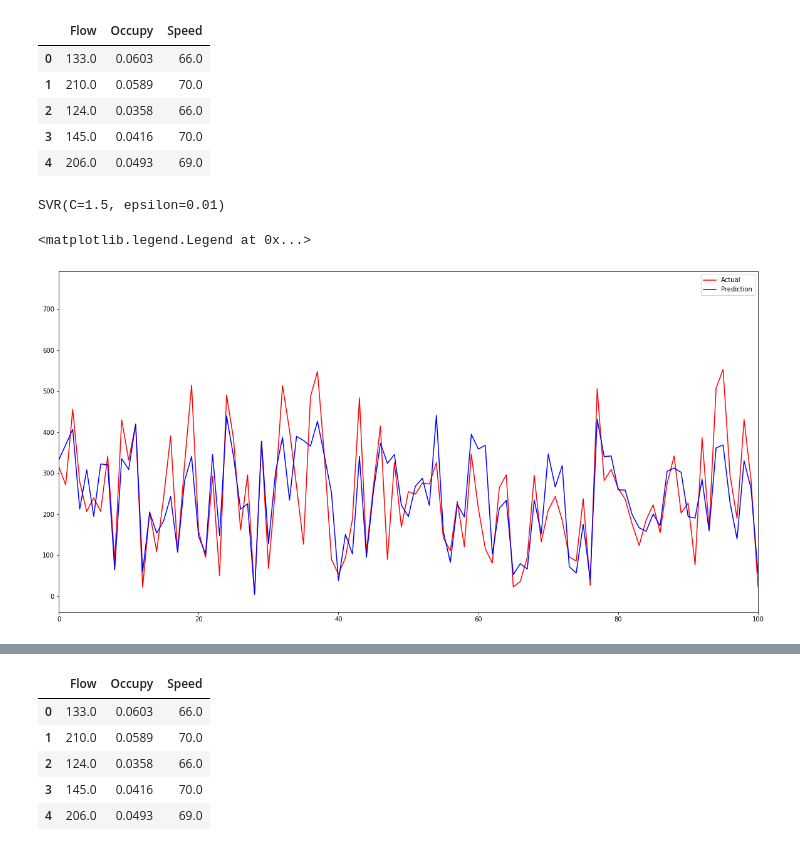
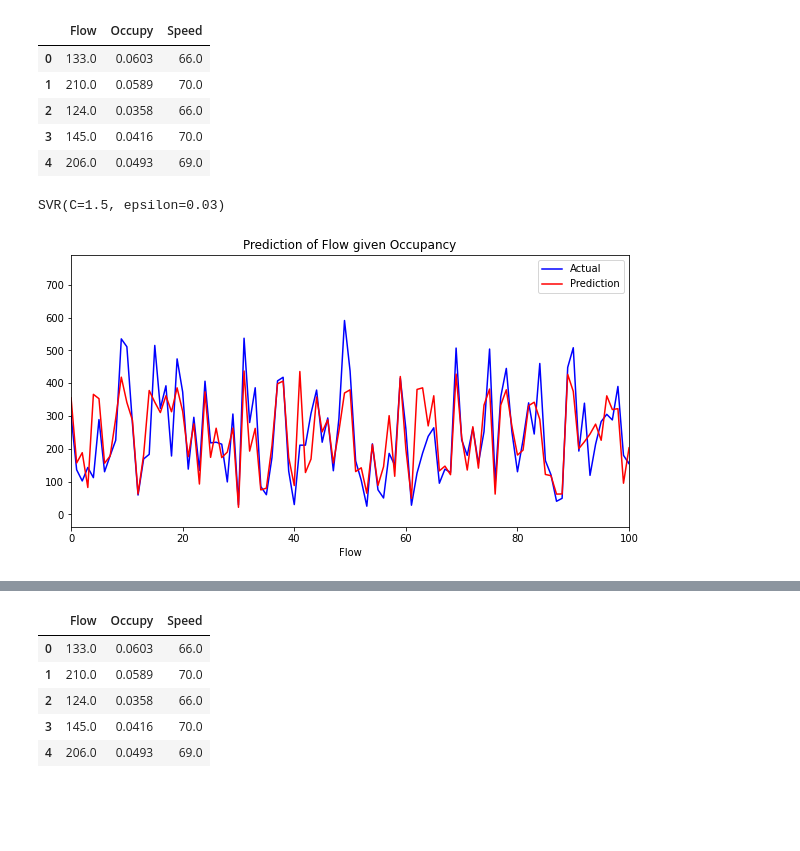
Before and after one commit to fredrikkortet/mt-hh, a Jupyter notebook: SVR.ipynb, the cells around one changed output, grey strips where cells are left out. Cells and saved outputs as stored; diff of their text form; code cells hidden in the pictures; blank space fills up the shorter version.

```diff
--- a/SVR.ipynb
+++ b/SVR.ipynb
@@ -58,22 +58,26 @@ y = new_set['Flow'].values
 X_train, X_test, y_train, y_test = train_test_split(X, y, test_size = 0.25)
 # %%
 
-regressor = SVR(kernel = 'rbf', C=1.5, epsilon= 0.01)
+regressor = SVR(kernel = 'rbf', C=1.5, epsilon= 0.03)
 regressor.fit(X_train.reshape(-1,1),y_train)
 # %% [output]
-SVR(C=1.5, epsilon=0.01)
+SVR(C=1.5, epsilon=0.03)
 # %%
 y_pred = regressor.predict(X_test.reshape(-1,1))
 # %%
-plt.figure(figsize=(20,10))
-plt.plot(y_test,color = 'red' , label = "Actual")
+plt.figure(figsize=(10,5))
+plt.plot(y_test, color = 'blue',label = "Actual")
 plt.xlim(0,100)
-plt.plot(y_pred,color = 'blue' , label = "Prediction")
+plt.plot(y_pred ,color = 'red' ,label = "Prediction")
 plt.xlim(0,100)
+plt.title('Prediction of Flow given Occupancy')
+plt.xlabel('Number of data')
+plt.xlabel('Flow')
+plt.savefig('occupy_flow.png')
 plt.legend()
+plt.show()
 # %% [output]
-<matplotlib.legend.Legend at 0x...>
-[figure, old version]
+[figure, new version]
 # %%
 score = regressor.score(X_test.reshape(-1,1),y_test)
 # %%
```
Also changed, not shown: parts of 5 cells of this notebook, 3 other files.
